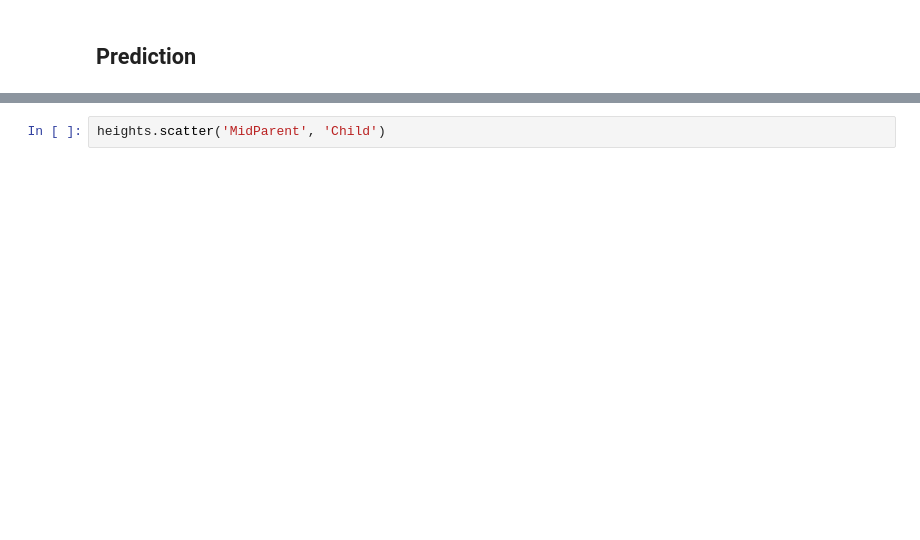
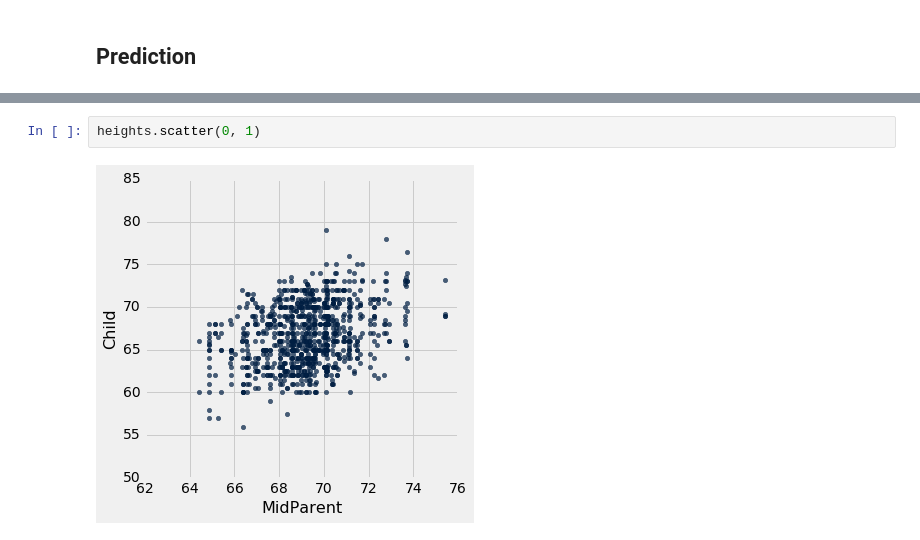
Before and after one commit to data-8/materials-sp18, a Jupyter notebook: lec/lec09.ipynb, the cells around one changed output, grey strips where cells are left out. Cells and saved outputs as stored; diff of their text form; blank space fills up the shorter version.

```diff
--- a/lec/lec09.ipynb
+++ b/lec/lec09.ipynb
@@ -100,3 +182,5 @@ heights
 # %%
-heights.scatter('MidParent', 'Child')
+heights.scatter(0, 1)
+# %% [output]
+[figure, added]
 # %%
```
Also changed, not shown: parts of 48 cells of this notebook.
